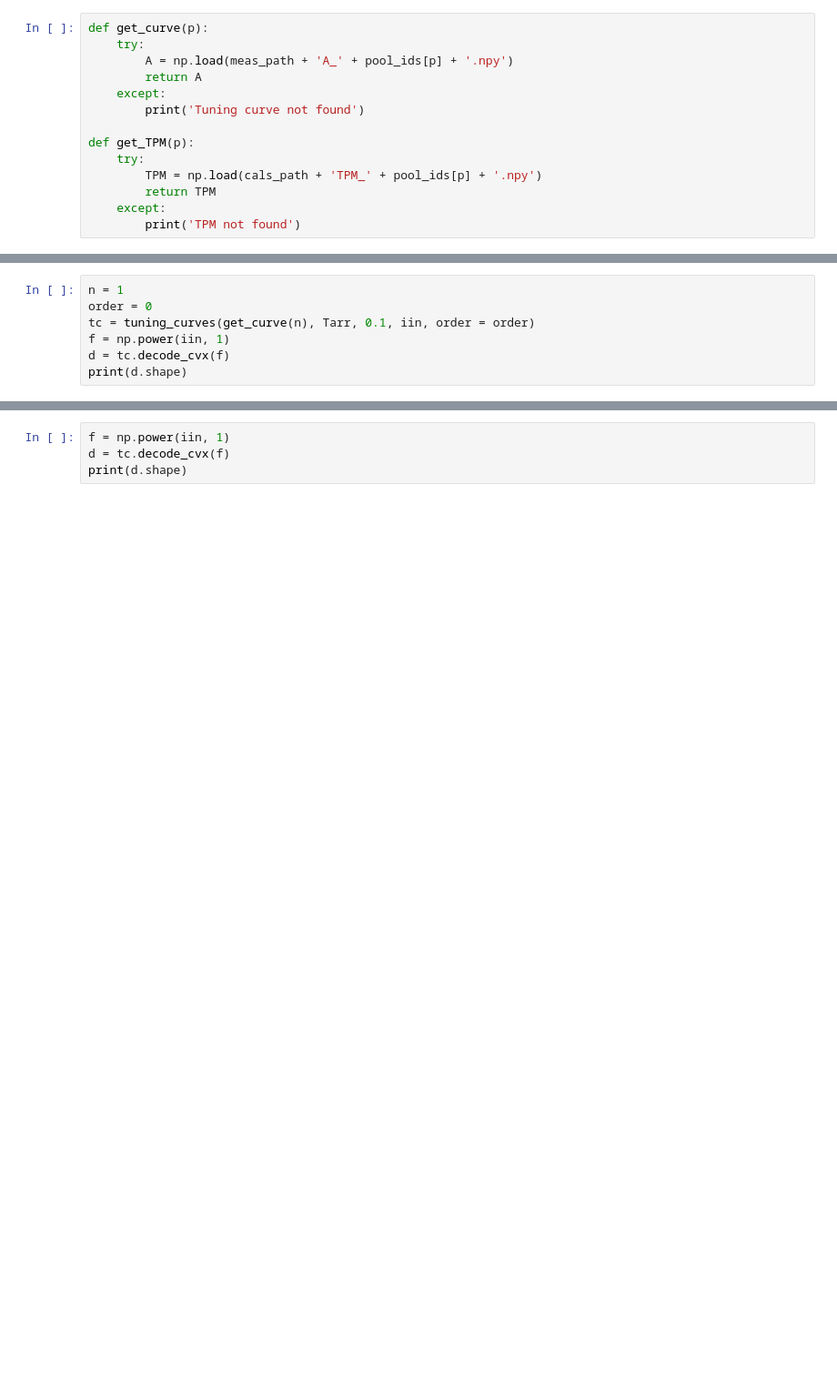
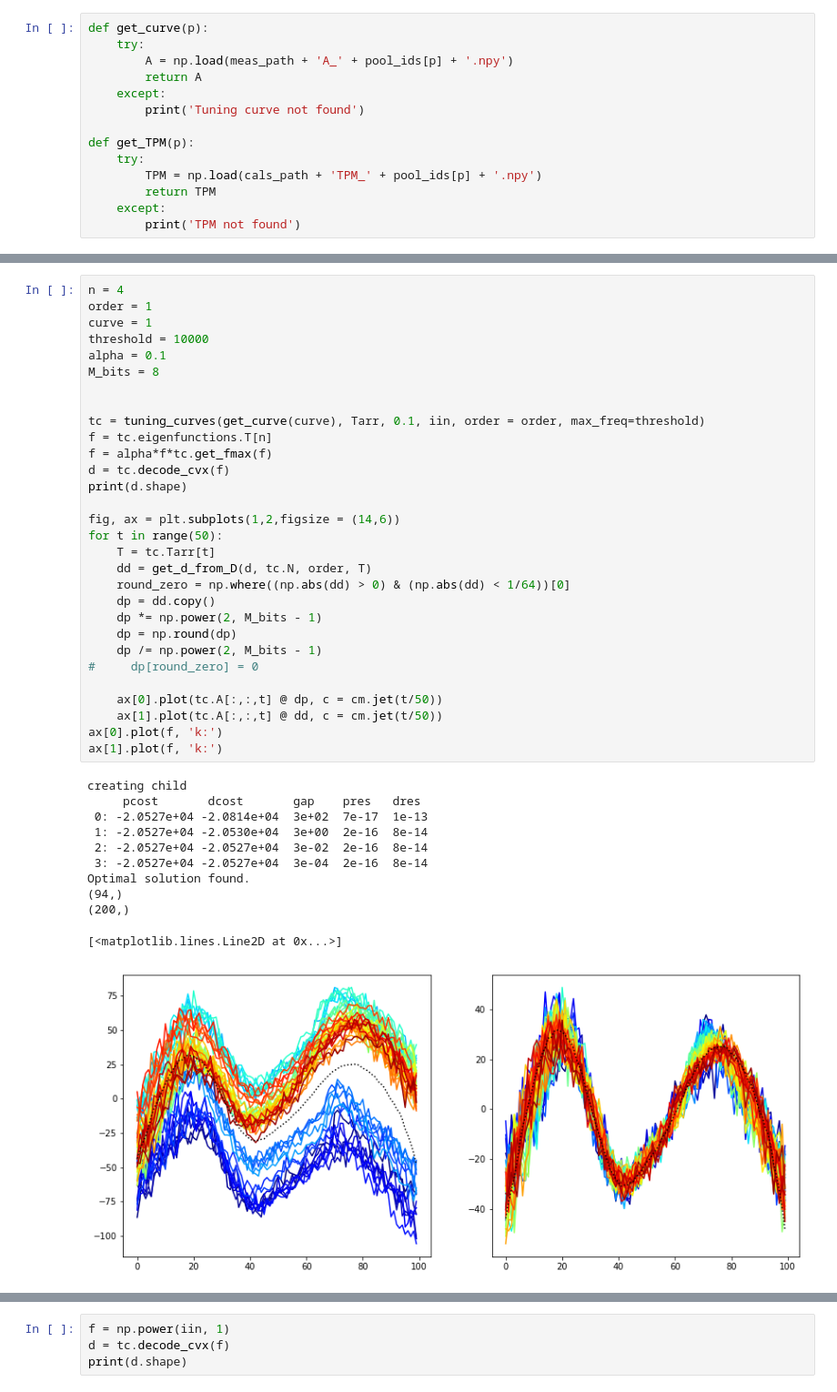
Before and after one commit to scottcantreid/PINT, a Jupyter notebook: Error Operator Algebra.ipynb, the cells around one changed output, grey strips where cells are left out. Shown at 91% size. Cells and saved outputs as stored; diff of their text form; blank space fills up the shorter version.

```diff
--- a/Error Operator Algebra.ipynb
+++ b/Error Operator Algebra.ipynb
@@ -41,7 +40,0 @@ def get_TPM(p):
-# %%
-n = 1
-order = 0
-tc = tuning_curves(get_curve(n), Tarr, 0.1, iin, order = order)
-f = np.power(iin, 1)
-d = tc.decode_cvx(f)
-print(d.shape)
@@ -58,0 +113,42 @@ TypeError: NumPy boolean array indexing assignment requires a 0 or 1-dimensional
+# %%
+n = 4
+order = 1
+curve = 1
+threshold = 10000
+alpha = 0.1
+M_bits = 8
+
+
+tc = tuning_curves(get_curve(curve), Tarr, 0.1, iin, order = order, max_freq=threshold)
+f = tc.eigenfunctions.T[n]
+f = alpha*f*tc.get_fmax(f)
+d = tc.decode_cvx(f)
+print(d.shape)
+
+fig, ax = plt.subplots(1,2,figsize = (14,6))
+for t in range(50):
+    T = tc.Tarr[t]
+    dd = get_d_from_D(d, tc.N, order, T)
+    round_zero = np.where((np.abs(dd) > 0) & (np.abs(dd) < 1/64))[0]
+    dp = dd.copy()
+    dp *= np.power(2, M_bits - 1)
+    dp = np.round(dp)
+    dp /= np.power(2, M_bits - 1)
+#     dp[round_zero] = 0
+
+    ax[0].plot(tc.A[:,:,t] @ dp, c = cm.jet(t/50))
+    ax[1].plot(tc.A[:,:,t] @ dd, c = cm.jet(t/50))
+ax[0].plot(f, 'k:')
+ax[1].plot(f, 'k:')
+# %% [output]
+creating child
+     pcost       dcost       gap    pres   dres
+ 0: -2.0527e+04 -2.0814e+04  3e+02  7e-17  1e-13
+ 1: -2.0527e+04 -2.0530e+04  3e+00  2e-16  8e-14
+ 2: -2.0527e+04 -2.0527e+04  3e-02  2e-16  8e-14
+ 3: -2.0527e+04 -2.0527e+04  3e-04  2e-16  8e-14
+Optimal solution found.
+(94,)
+(200,)
+[<matplotlib.lines.Line2D at 0x...>]
+[figure, added]
```
Also changed, not shown: parts of 10 cells of this notebook, 1 other file.
